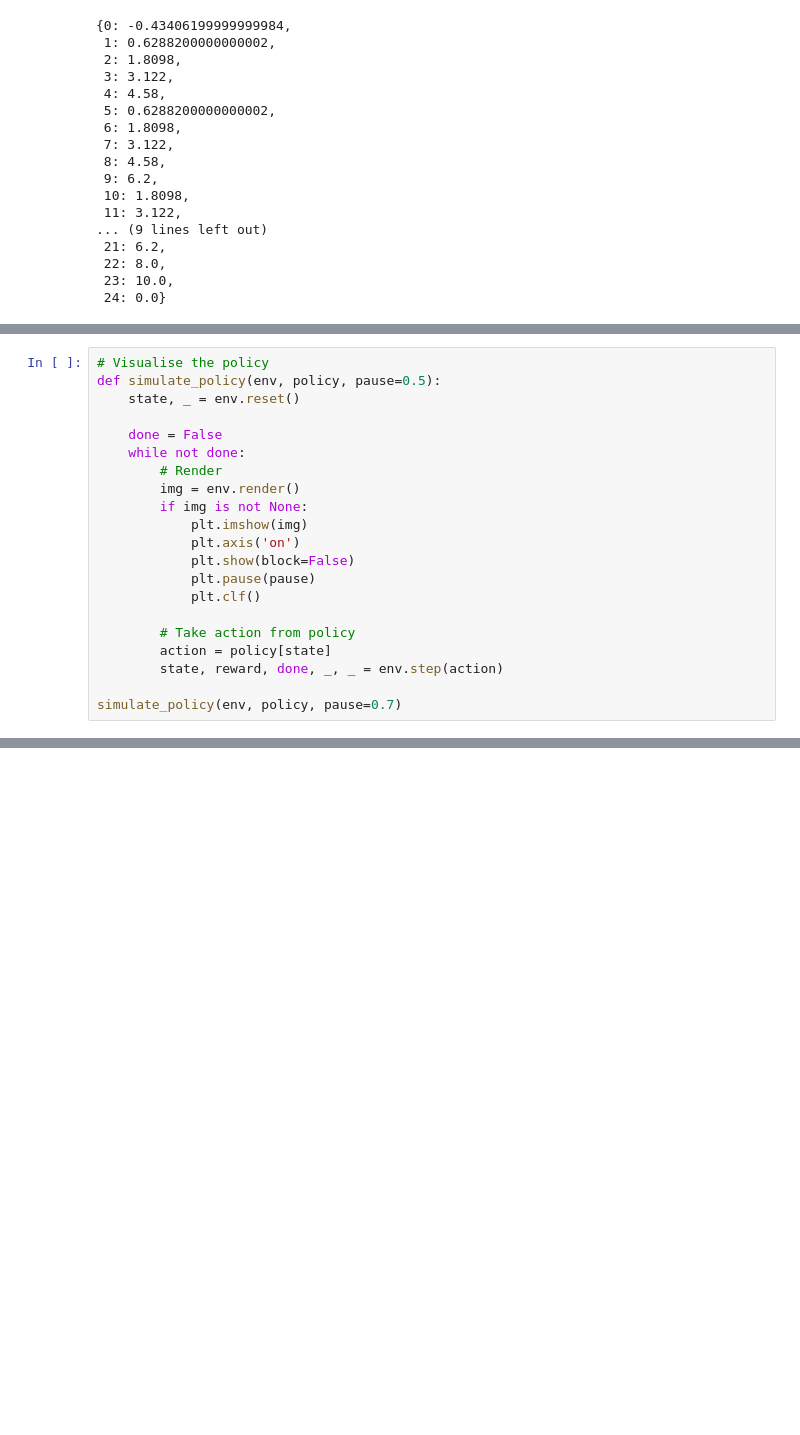
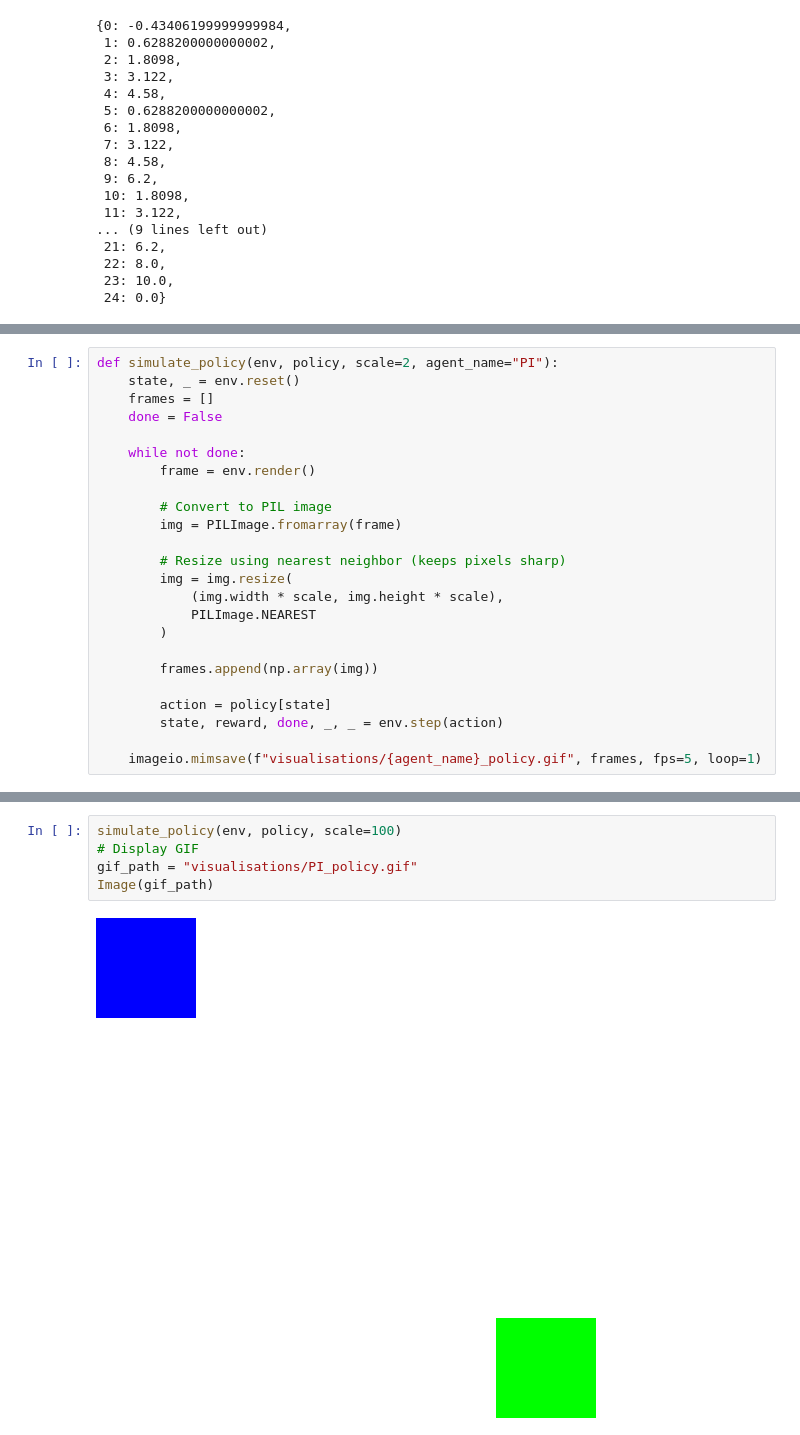
Before and after one commit to martinoywa/reinforcement-learning-notes, a Jupyter notebook: tabular-rl-from-scratch/PolicyIterationNotebook.ipynb, the cells around one changed output, grey strips where cells are left out. Drawn from its saved outputs; the diff is of its cells as text; blank space fills up the shorter version.

```diff
--- a/tabular-rl-from-scratch/PolicyIterationNotebook.ipynb
+++ b/tabular-rl-from-scratch/PolicyIterationNotebook.ipynb
@@ -166,21 +161,24 @@ Q
 # %%
-# Visualise the policy
-def simulate_policy(env, policy, pause=0.5):
+def simulate_policy(env, policy, scale=2, agent_name="PI"):
     state, _ = env.reset()
+    frames = []
+    done = False
 
-    done = False
     while not done:
-        # Render
-        img = env.render()
-        if img is not None:
-            plt.imshow(img)
-            plt.axis('on')
-            plt.show(block=False)
-            plt.pause(pause)
-            plt.clf()
+        frame = env.render()
 
-        # Take action from policy
+        # Convert to PIL image
+        img = PILImage.fromarray(frame)
+
+        # Resize using nearest neighbor (keeps pixels sharp)
+        img = img.resize(
+            (img.width * scale, img.height * scale),
+            PILImage.NEAREST
+        )
+
+        frames.append(np.array(img))
+
         action = policy[state]
         state, reward, done, _, _ = env.step(action)
 
-simulate_policy(env, policy, pause=0.7)
+    imageio.mimsave(f"visualisations/{agent_name}_policy.gif", frames, fps=5, loop=1)
@@ -197,3 +185,10 @@ simulate_policy(env, policy, pause=0.7)
+# %%
+simulate_policy(env, policy, scale=100)
+# Display GIF
+gif_path = "visualisations/PI_policy.gif"
+Image(gif_path)
+# %% [output]
+[figure, added]
 # %%
 # Visualise the Value Function
 def visualize_value_function(V, agent_name="PI", env_size=5):
```
Also changed, not shown: parts of 18 cells of this notebook, 4 other files.
